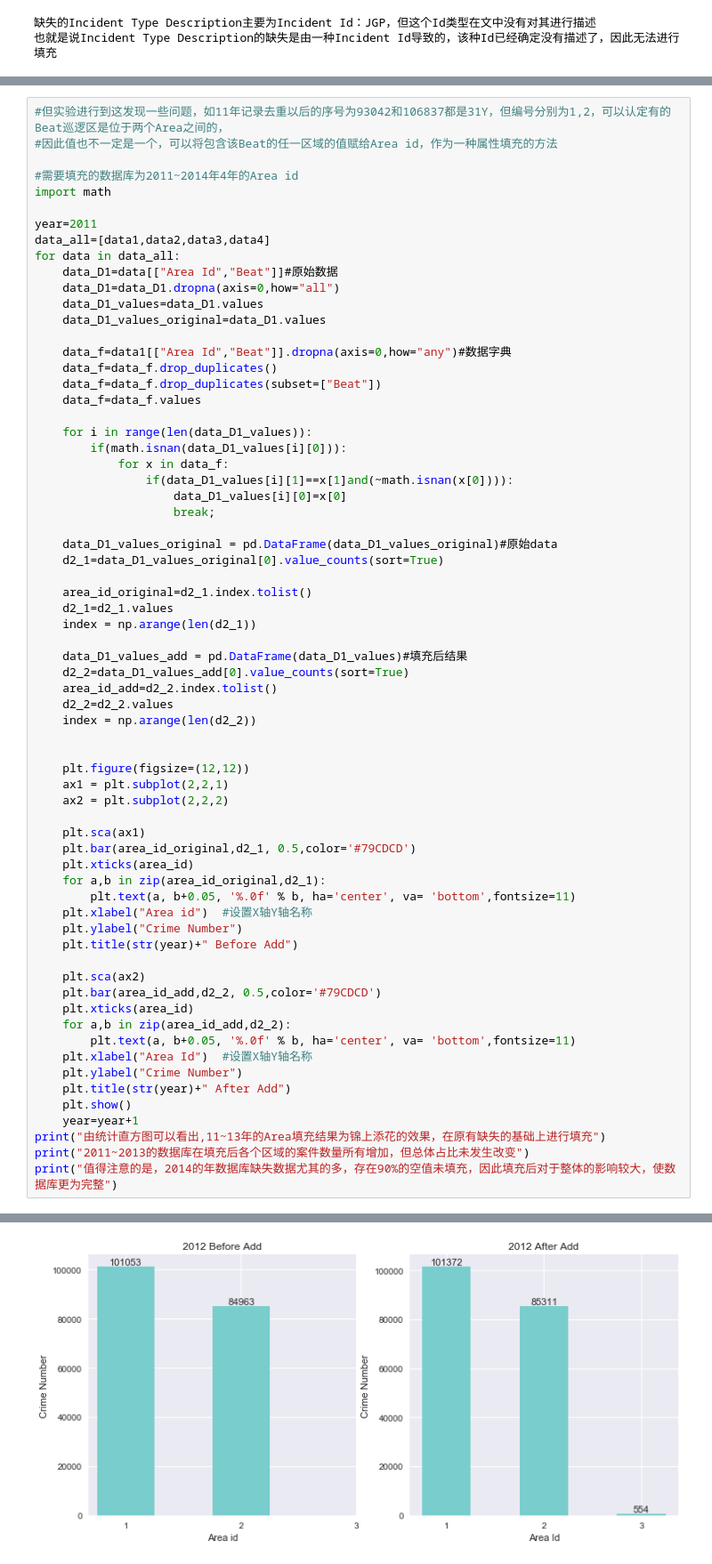
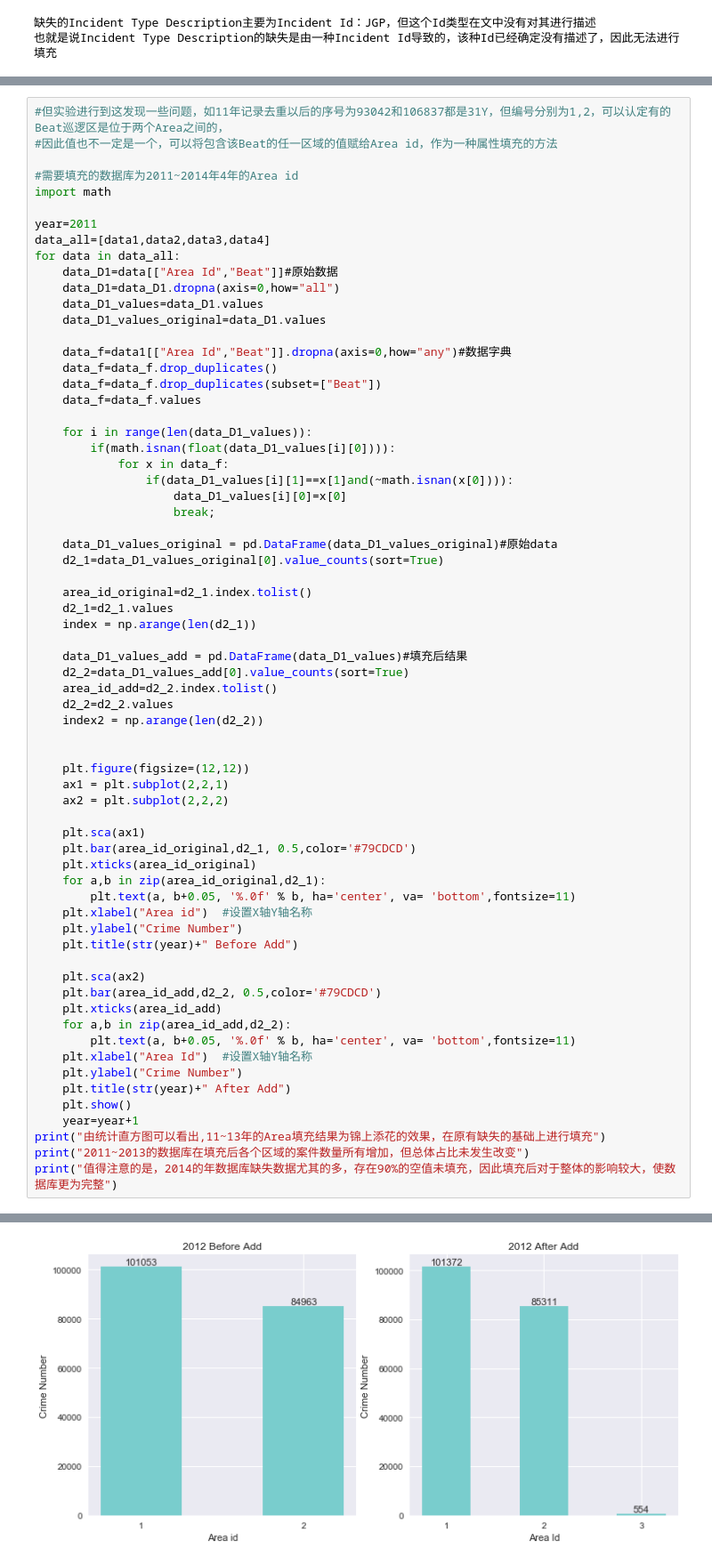
Before and after one commit to ReStartLuke/data-mining-homework1, a Jupyter notebook: Oakland Crime Statistics.ipynb, the cells around one changed output, grey strips where cells are left out. Shown at 89% size. Drawn from its saved outputs; the diff is of its cells as text.

```diff
--- a/Oakland Crime Statistics.ipynb
+++ b/Oakland Crime Statistics.ipynb
@@ -399,7 +490,7 @@ for data in data_all:
     data_f=data_f.values
 
     for i in range(len(data_D1_values)):
-        if(math.isnan(data_D1_values[i][0])):
+        if(math.isnan(float(data_D1_values[i][0]))):
             for x in data_f:
                 if(data_D1_values[i][1]==x[1]and(~math.isnan(x[0]))):
                     data_D1_values[i][0]=x[0]
@@ -416,35 +507,35 @@ for data in data_all:
     d2_2=data_D1_values_add[0].value_counts(sort=True)
     area_id_add=d2_2.index.tolist()
     d2_2=d2_2.values
-    index = np.arange(len(d2_2))
+    index2 = np.arange(len(d2_2))
 
 
     plt.figure(figsize=(12,12))
     ax1 = plt.subplot(2,2,1)
     ax2 = plt.subplot(2,2,2)
 
     plt.sca(ax1)
     plt.bar(area_id_original,d2_1, 0.5,color='#79CDCD')
-    plt.xticks(area_id)
+    plt.xticks(area_id_original)
     for a,b in zip(area_id_original,d2_1):
         plt.text(a, b+0.05, '%.0f' % b, ha='center', va= 'bottom',fontsize=11)
     plt.xlabel("Area id")  #设置X轴Y轴名称
     plt.ylabel("Crime Number")
     plt.title(str(year)+" Before Add")
 
     plt.sca(ax2)
     plt.bar(area_id_add,d2_2, 0.5,color='#79CDCD')
-    plt.xticks(area_id)
+    plt.xticks(area_id_add)
     for a,b in zip(area_id_add,d2_2):
         plt.text(a, b+0.05, '%.0f' % b, ha='center', va= 'bottom',fontsize=11)
     plt.xlabel("Area Id")  #设置X轴Y轴名称
     plt.ylabel("Crime Number")
     plt.title(str(year)+" After Add")
     plt.show()
     year=year+1
 print("由统计直方图可以看出,11~13年的Area填充结果为锦上添花的效果，在原有缺失的基础上进行填充")
 print("2011~2013的数据库在填充后各个区域的案件数量所有增加，但总体占比未发生改变")
 print("值得注意的是，2014的年数据库缺失数据尤其的多，存在90%的空值未填充，因此填充后对于整体的影响较大，使数据库更为完整")
 # %% [output]
 [figure]
-[figure, old version]
+[figure, new version]
```
Also changed, not shown: parts of 4 cells of this notebook, 4 other files.
